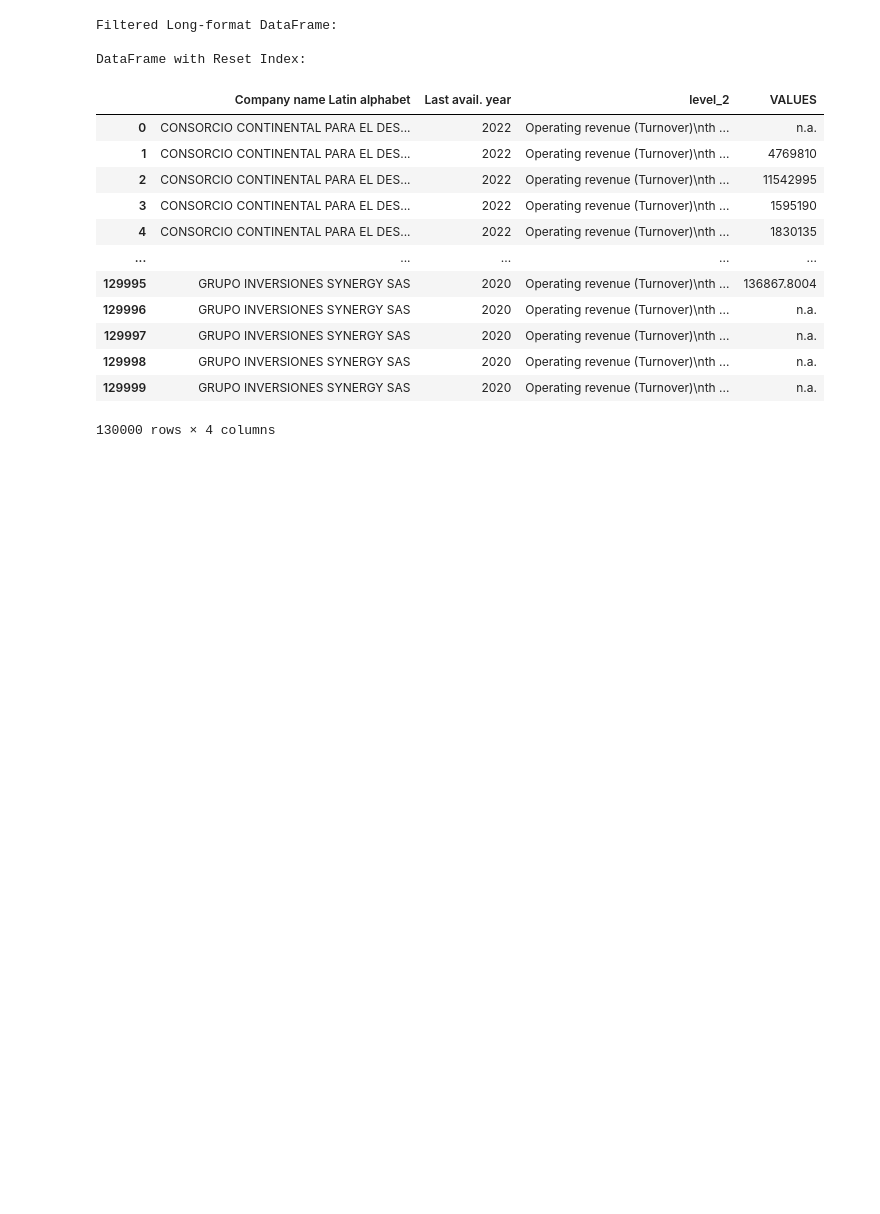
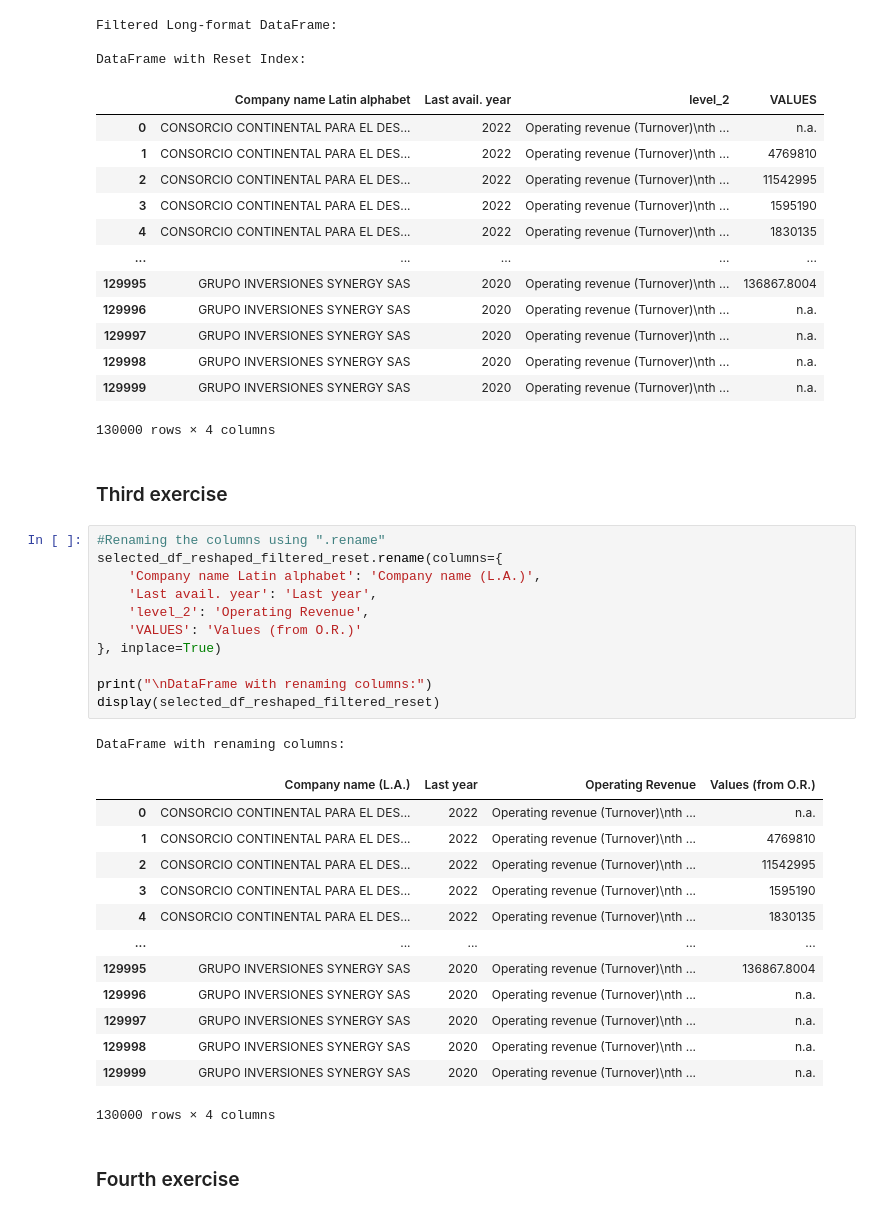
Before and after one commit to anzonyquispe/MediaLab_PUCP, a Jupyter notebook: Lecture_4/Assignment_4/group_3_ass_4_2024.ipynb, the cells around one changed output. Drawn from its saved outputs; the diff is of its cells as text; blank space fills up the shorter version.

Commit message:
#134 Assignment 4
I've done exercises 3 and 4

```diff
--- a/Lecture_4/Assignment_4/group_3_ass_4_2024.ipynb
+++ b/Lecture_4/Assignment_4/group_3_ass_4_2024.ipynb
@@ -185,3 +185,33 @@ DataFrame with Reset Index:
 | 129998 | GRUPO INVERSIONES SYNERGY SAS | 2020 | Operating revenue (Turnover)\nth ... | n.a. |
 | 129999 | GRUPO INVERSIONES SYNERGY SAS | 2020 | Operating revenue (Turnover)\nth ... | n.a. |
 130000 rows × 4 columns
+# %% [markdown]
+### Third exercise
+# %%
+#Renaming the columns using ".rename"
+selected_df_reshaped_filtered_reset.rename(columns={
+    'Company name Latin alphabet': 'Company name (L.A.)',
+    'Last avail. year': 'Last year',
+    'level_2': 'Operating Revenue',
+    'VALUES': 'Values (from O.R.)'
+}, inplace=True)
+
+print("\nDataFrame with renaming columns:")
+display(selected_df_reshaped_filtered_reset)
+# %% [output]
+DataFrame with renaming columns:
+|  | Company name (L.A.) | Last year | Operating Revenue | Values (from O.R.) |
+| 0 | CONSORCIO CONTINENTAL PARA EL DES... | 2022 | Operating revenue (Turnover)\nth ... | n.a. |
+| 1 | CONSORCIO CONTINENTAL PARA EL DES... | 2022 | Operating revenue (Turnover)\nth ... | 4769810 |
+| 2 | CONSORCIO CONTINENTAL PARA EL DES... | 2022 | Operating revenue (Turnover)\nth ... | 11542995 |
+| 3 | CONSORCIO CONTINENTAL PARA EL DES... | 2022 | Operating revenue (Turnover)\nth ... | 1595190 |
+| 4 | CONSORCIO CONTINENTAL PARA EL DES... | 2022 | Operating revenue (Turnover)\nth ... | 1830135 |
+| ... | ... | ... | ... | ... |
+| 129995 | GRUPO INVERSIONES SYNERGY SAS | 2020 | Operating revenue (Turnover)\nth ... | 136867.8004 |
+| 129996 | GRUPO INVERSIONES SYNERGY SAS | 2020 | Operating revenue (Turnover)\nth ... | n.a. |
+| 129997 | GRUPO INVERSIONES SYNERGY SAS | 2020 | Operating revenue (Turnover)\nth ... | n.a. |
+| 129998 | GRUPO INVERSIONES SYNERGY SAS | 2020 | Operating revenue (Turnover)\nth ... | n.a. |
+| 129999 | GRUPO INVERSIONES SYNERGY SAS | 2020 | Operating revenue (Turnover)\nth ... | n.a. |
+130000 rows × 4 columns
+# %% [markdown]
+### Fourth exercise
```
Also changed, not shown: parts of 3 cells of this notebook.
